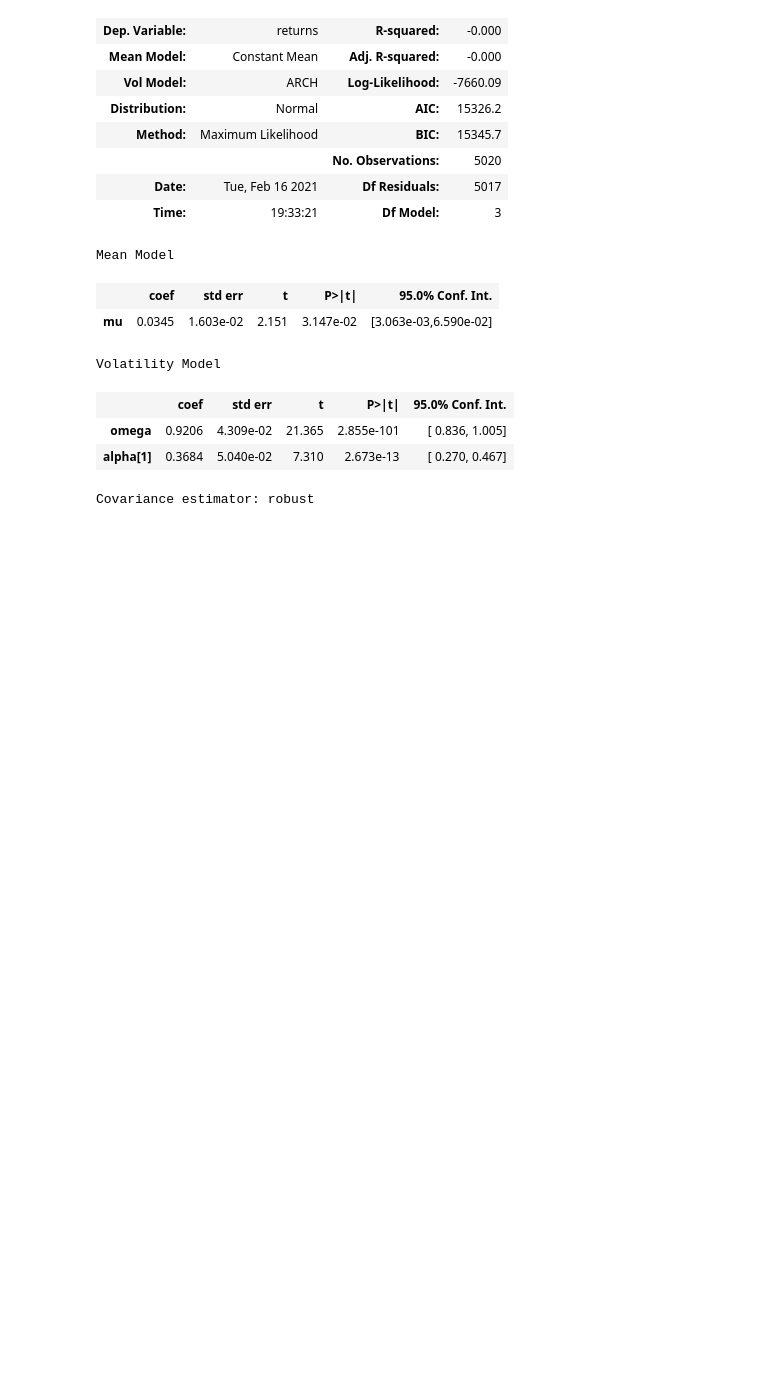
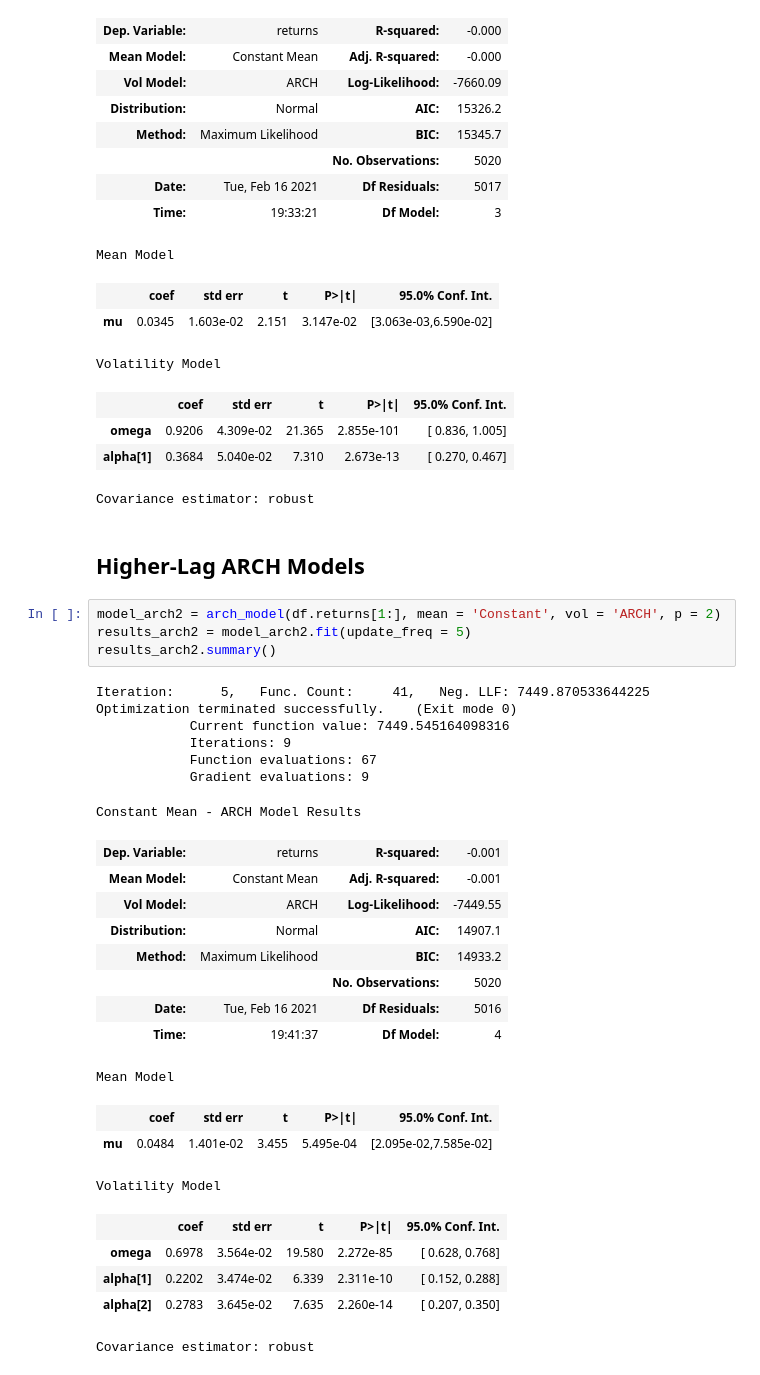
Before and after one commit to pauloteixeirajr/time-series-python, a Jupyter notebook: The Autoregressive Conditional Heteroscedasticity (ARCH) Model.ipynb, the cells around one changed output. Saved outputs shown, nothing was run; the diff lists cells and outputs as text; blank space fills up the shorter version.

Commit message:
ARCH Model: Higher-lag ARCH Models

```diff
--- a/The Autoregressive Conditional Heteroscedasticity (ARCH) Model.ipynb
+++ b/The Autoregressive Conditional Heteroscedasticity (ARCH) Model.ipynb
@@ -141,3 +141,34 @@ Volatility Model
 | omega | 0.9206 | 4.309e-02 | 21.365 | 2.855e-101 | [ 0.836, 1.005] |
 | alpha[1] | 0.3684 | 5.040e-02 | 7.310 | 2.673e-13 | [ 0.270, 0.467] |
 Covariance estimator: robust
+# %% [markdown]
+## Higher-Lag ARCH Models
+# %%
+model_arch2 = arch_model(df.returns[1:], mean = 'Constant', vol = 'ARCH', p = 2)
+results_arch2 = model_arch2.fit(update_freq = 5)
+results_arch2.summary()
+# %% [output]
+Iteration:      5,   Func. Count:     41,   Neg. LLF: 7449.870533644225
+Optimization terminated successfully.    (Exit mode 0)
+            Current function value: 7449.545164098316
+            Iterations: 9
+            Function evaluations: 67
+            Gradient evaluations: 9
+Constant Mean - ARCH Model Results
+| Dep. Variable: | returns | R-squared: | -0.001 |
+| Mean Model: | Constant Mean | Adj. R-squared: | -0.001 |
+| Vol Model: | ARCH | Log-Likelihood: | -7449.55 |
+| Distribution: | Normal | AIC: | 14907.1 |
+| Method: | Maximum Likelihood | BIC: | 14933.2 |
+|  |  | No. Observations: | 5020 |
+| Date: | Tue, Feb 16 2021 | Df Residuals: | 5016 |
+| Time: | 19:41:37 | Df Model: | 4 |
+Mean Model
+|  | coef | std err | t | P>|t| | 95.0% Conf. Int. |
+| mu | 0.0484 | 1.401e-02 | 3.455 | 5.495e-04 | [2.095e-02,7.585e-02] |
+Volatility Model
+|  | coef | std err | t | P>|t| | 95.0% Conf. Int. |
+| omega | 0.6978 | 3.564e-02 | 19.580 | 2.272e-85 | [ 0.628, 0.768] |
+| alpha[1] | 0.2202 | 3.474e-02 | 6.339 | 2.311e-10 | [ 0.152, 0.288] |
+| alpha[2] | 0.2783 | 3.645e-02 | 7.635 | 2.260e-14 | [ 0.207, 0.350] |
+Covariance estimator: robust
```
Also changed, not shown: parts of 1 cell of this notebook.
